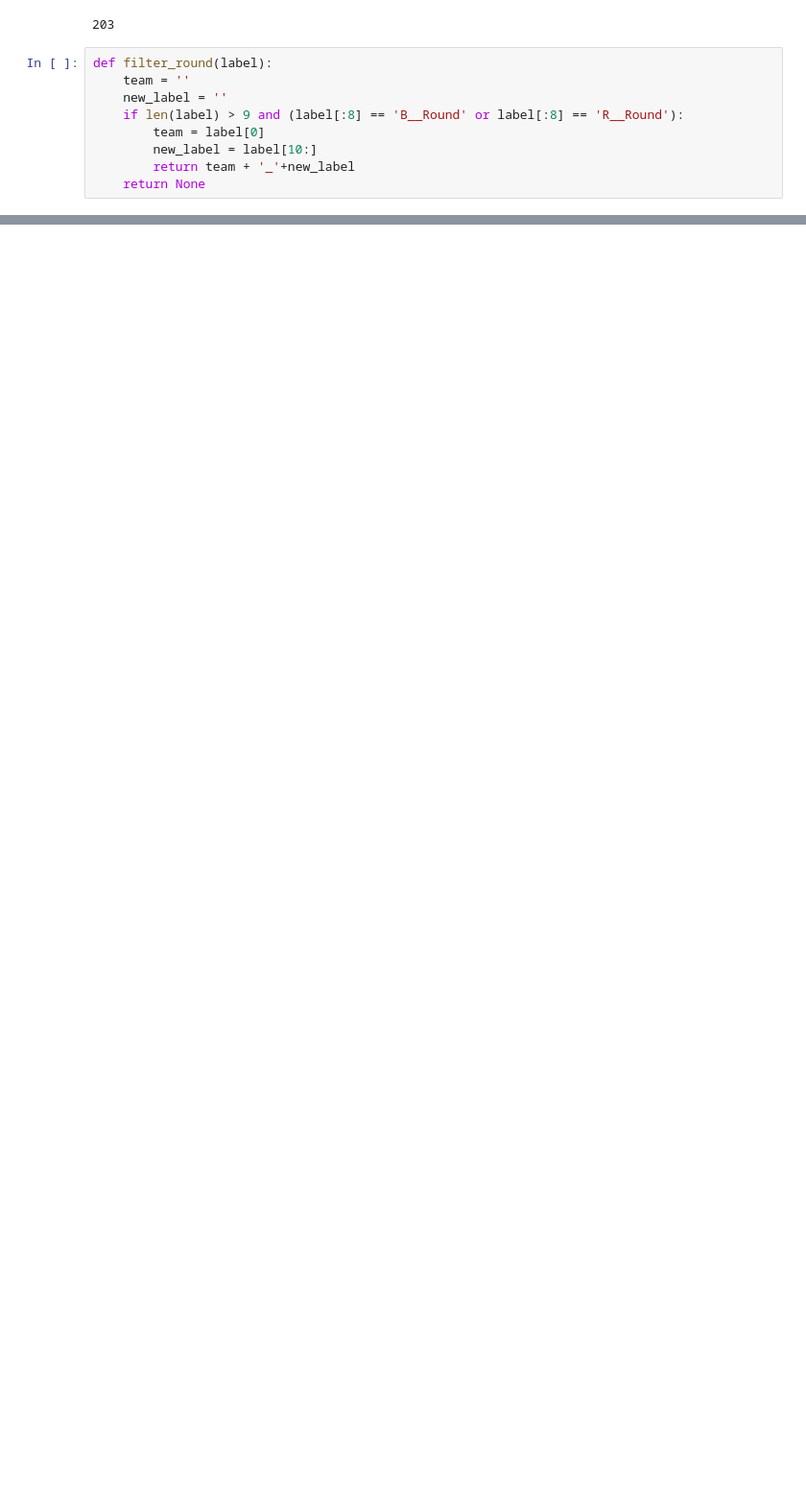
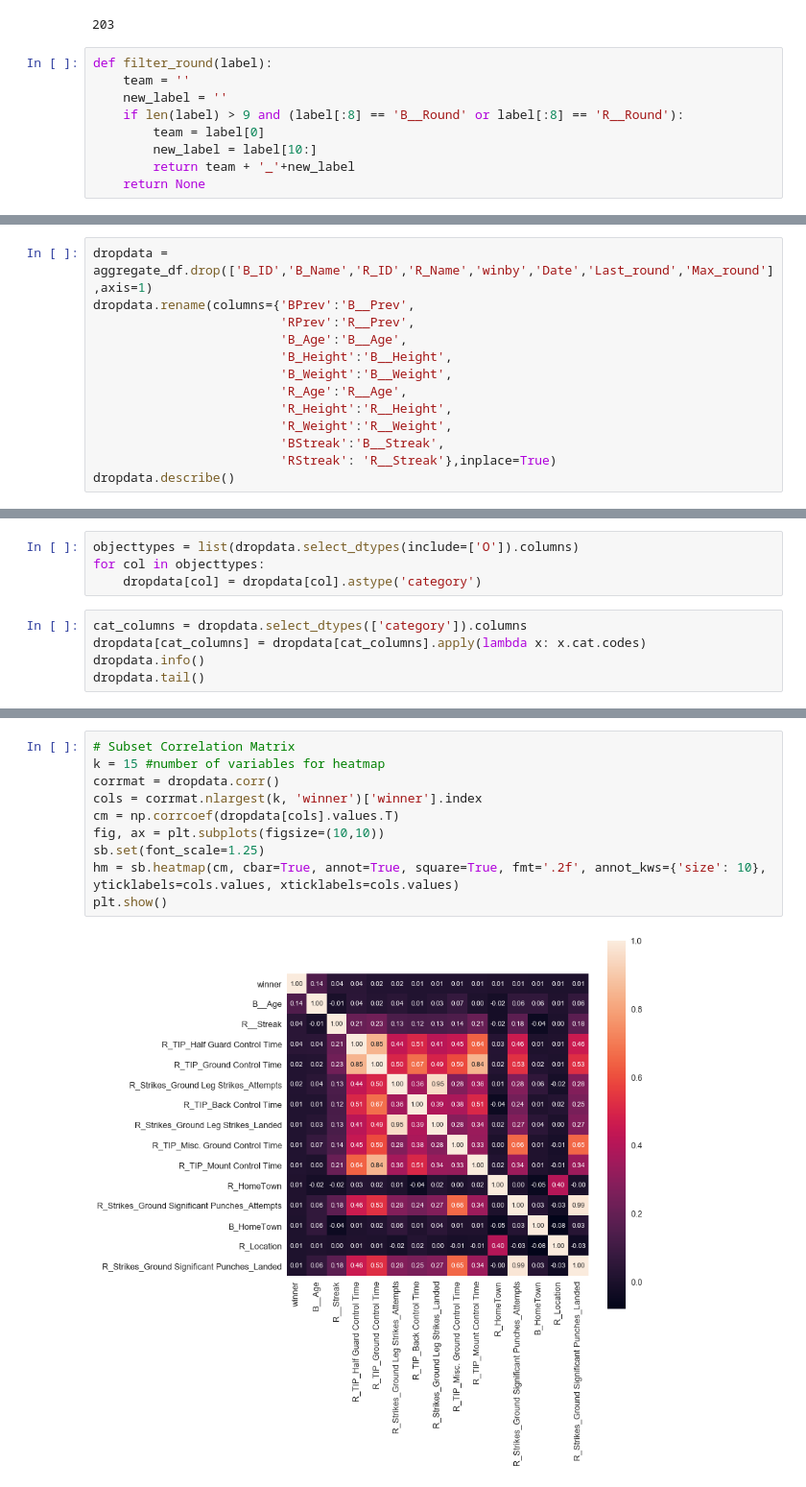
Before and after one commit to DevThep/MMA-Data-Analysis, a Jupyter notebook: MMA-Data-Analysis.ipynb, the cells around one changed output, grey strips where cells are left out. Shown at 96% size. Drawn from its saved outputs; the diff is of its cells as text; blank space fills up the shorter version.

```diff
--- a/MMA-Data-Analysis.ipynb
+++ b/MMA-Data-Analysis.ipynb
@@ -214,0 +247,13 @@ aggregate_df
+# %%
+dropdata = aggregate_df.drop(['B_ID','B_Name','R_ID','R_Name','winby','Date','Last_round','Max_round'],axis=1)
+dropdata.rename(columns={'BPrev':'B__Prev',
+                         'RPrev':'R__Prev',
+                         'B_Age':'B__Age',
+                         'B_Height':'B__Height',
+                         'B_Weight':'B__Weight',
+                         'R_Age':'R__Age',
+                         'R_Height':'R__Height',
+                         'R_Weight':'R__Weight',
+                         'BStreak':'B__Streak',
+                         'RStreak': 'R__Streak'},inplace=True)
+dropdata.describe()
@@ -214,0 +271,9 @@ aggregate_df
+# %%
+objecttypes = list(dropdata.select_dtypes(include=['O']).columns)
+for col in objecttypes:
+    dropdata[col] = dropdata[col].astype('category')
+# %%
+cat_columns = dropdata.select_dtypes(['category']).columns
+dropdata[cat_columns] = dropdata[cat_columns].apply(lambda x: x.cat.codes)
+dropdata.info()
+dropdata.tail()
@@ -214,0 +293,12 @@ aggregate_df
+# %%
+# Subset Correlation Matrix
+k = 15 #number of variables for heatmap
+corrmat = dropdata.corr()
+cols = corrmat.nlargest(k, 'winner')['winner'].index
+cm = np.corrcoef(dropdata[cols].values.T)
+fig, ax = plt.subplots(figsize=(10,10))
+sb.set(font_scale=1.25)
+hm = sb.heatmap(cm, cbar=True, annot=True, square=True, fmt='.2f', annot_kws={'size': 10}, yticklabels=cols.values, xticklabels=cols.values)
+plt.show()
+# %% [output]
+[figure, added]
```
Also changed, not shown: parts of 16 cells of this notebook, 1 other file.
